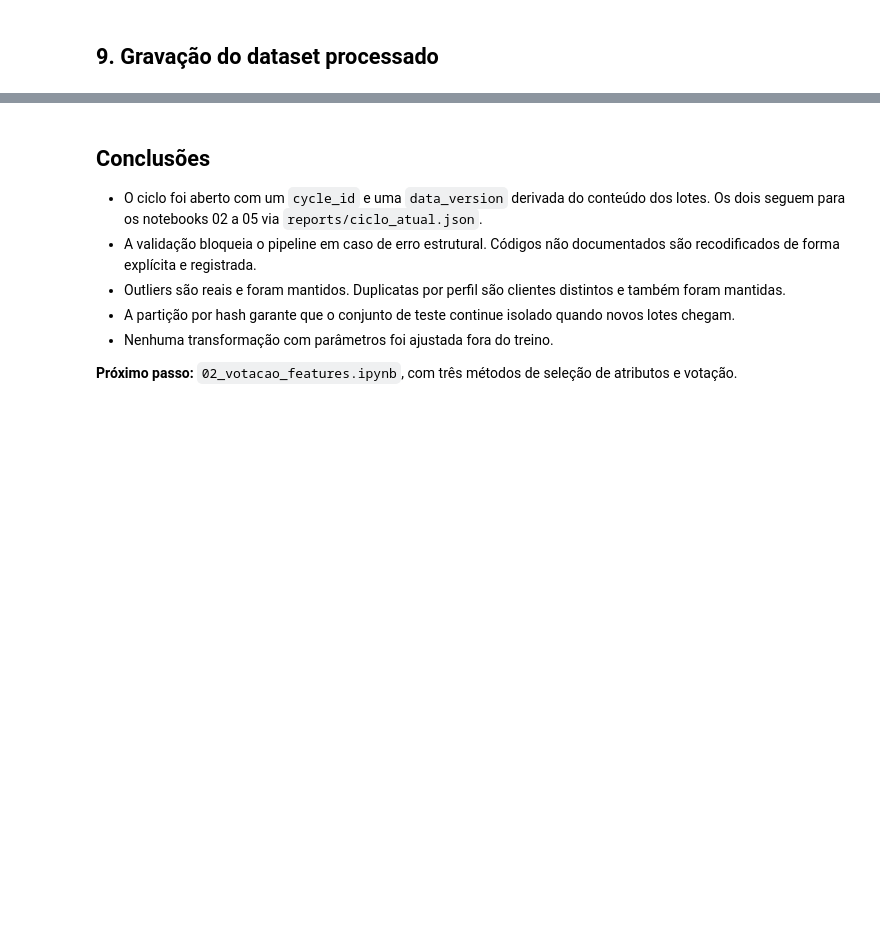
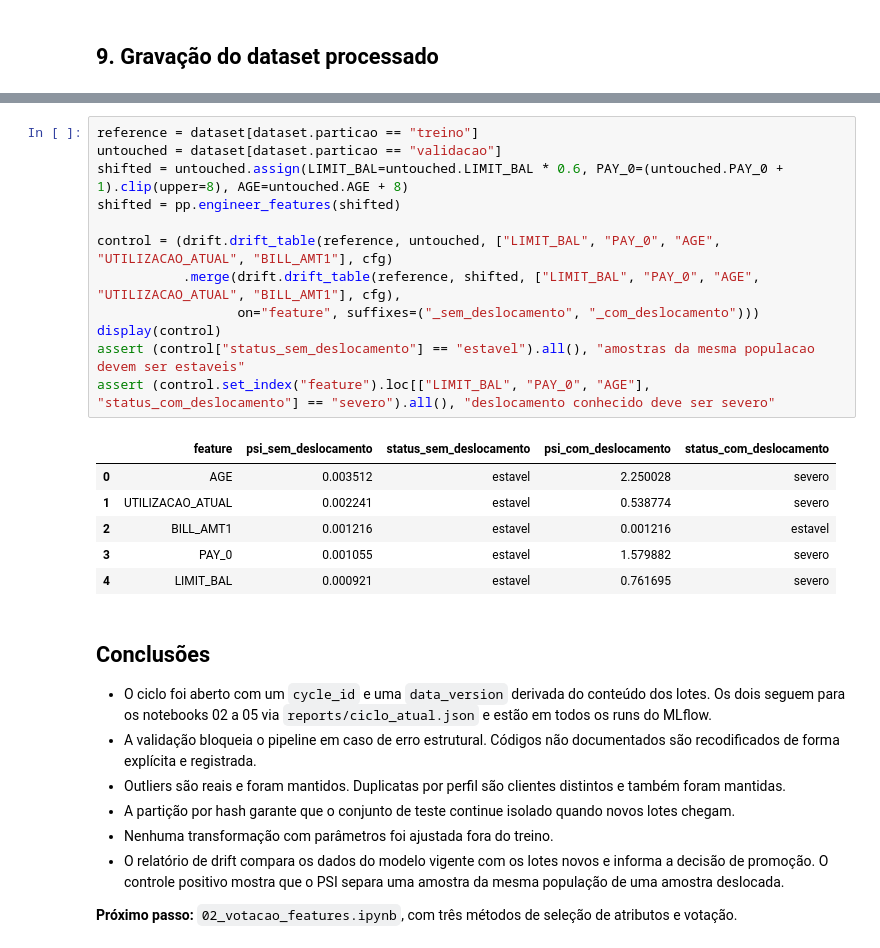
Before and after one commit to gabrielforster/mlops-credit-default-prediction, a Jupyter notebook: notebooks/01_etl.ipynb, the cells around one changed output, grey strips where cells are left out. Saved outputs shown, nothing was run; the diff lists cells and outputs as text; blank space fills up the shorter version.

```diff
--- a/notebooks/01_etl.ipynb
+++ b/notebooks/01_etl.ipynb
@@ -260,10 +333,30 @@ data/processed/dataset_processado.parquet
+# %%
+reference = dataset[dataset.particao == "treino"]
+untouched = dataset[dataset.particao == "validacao"]
+shifted = untouched.assign(LIMIT_BAL=untouched.LIMIT_BAL * 0.6, PAY_0=(untouched.PAY_0 + 1).clip(upper=8), AGE=untouched.AGE + 8)
+shifted = pp.engineer_features(shifted)
+
+control = (drift.drift_table(reference, untouched, ["LIMIT_BAL", "PAY_0", "AGE", "UTILIZACAO_ATUAL", "BILL_AMT1"], cfg)
+           .merge(drift.drift_table(reference, shifted, ["LIMIT_BAL", "PAY_0", "AGE", "UTILIZACAO_ATUAL", "BILL_AMT1"], cfg),
+                  on="feature", suffixes=("_sem_deslocamento", "_com_deslocamento")))
+display(control)
+assert (control["status_sem_deslocamento"] == "estavel").all(), "amostras da mesma populacao devem ser estaveis"
+assert (control.set_index("feature").loc[["LIMIT_BAL", "PAY_0", "AGE"], "status_com_deslocamento"] == "severo").all(), "deslocamento conhecido deve ser severo"
+# %% [output]
+|  | feature | psi_sem_deslocamento | status_sem_deslocamento | psi_com_deslocamento | status_com_deslocamento |
+| 0 | AGE | 0.003512 | estavel | 2.250028 | severo |
+| 1 | UTILIZACAO_ATUAL | 0.002241 | estavel | 0.538774 | severo |
+| 2 | BILL_AMT1 | 0.001216 | estavel | 0.001216 | estavel |
+| 3 | PAY_0 | 0.001055 | estavel | 1.579882 | severo |
+| 4 | LIMIT_BAL | 0.000921 | estavel | 0.761695 | severo |
 # %% [markdown]
 ## Conclusões
 
-- O ciclo foi aberto com um `cycle_id` e uma `data_version` derivada do conteúdo dos lotes. Os dois seguem para os notebooks 02 a 05 via `reports/ciclo_atual.json`.
+- O ciclo foi aberto com um `cycle_id` e uma `data_version` derivada do conteúdo dos lotes. Os dois seguem para os notebooks 02 a 05 via `reports/ciclo_atual.json` e estão em todos os runs do MLflow.
 - A validação bloqueia o pipeline em caso de erro estrutural. Códigos não documentados são recodificados de forma explícita e registrada.
 - Outliers são reais e foram mantidos. Duplicatas por perfil são clientes distintos e também foram mantidas.
 - A partição por hash garante que o conjunto de teste continue isolado quando novos lotes chegam.
 - Nenhuma transformação com parâmetros foi ajustada fora do treino.
+- O relatório de drift compara os dados do modelo vigente com os lotes novos e informa a decisão de promoção. O controle positivo mostra que o PSI separa uma amostra da mesma população de uma amostra deslocada.
 
 **Próximo passo:** `02_votacao_features.ipynb`, com três métodos de seleção de atributos e votação.
```
Also changed, not shown: parts of 17 cells of this notebook, 4 other files.
